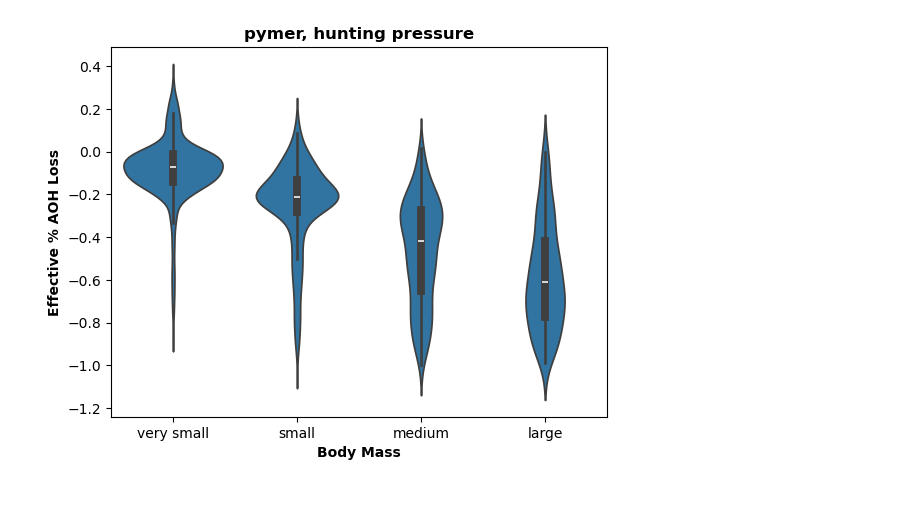
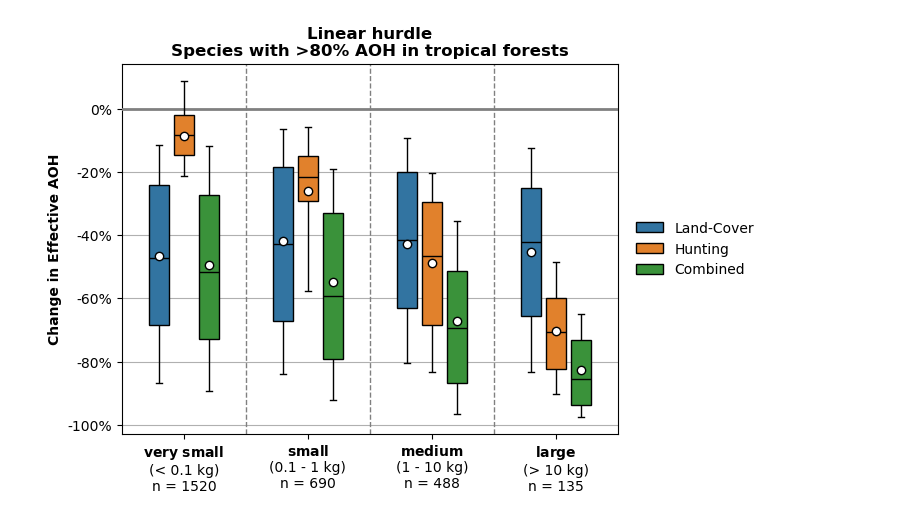
Before and after one commit to emiliolr/life-hunting, a Jupyter notebook: notebooks/plotting_model_projection_results.ipynb, the cells around one changed output. Drawn from its saved outputs; the diff is of its cells as text; code cells hidden in the pictures.

Commit message:
Summarized taxonomic results from hunting model projection

```diff
--- a/notebooks/plotting_model_projection_results.ipynb
+++ b/notebooks/plotting_model_projection_results.ipynb
@@ -32,8 +36,11 @@ aoh_pct_overlap = aoh_pct_overlap.rename(columns = {'aoh_pct_overlap' : 'aoh_pct
 #  join on percent overlap info w/effective AOH results
 aoh_info = pd.merge(aoh_info, aoh_pct_overlap, how = 'left', left_on = 'species', right_on = 'iucn_id')
 aoh_info = aoh_info.drop(columns = ['iucn_id'])
+
+#  filter species by percent overlap cutoff
+aoh_info = aoh_info[aoh_info['aoh_pct_overlap_current'] >= pct_overlap_cutoff]
 # %%
 # Adding columns to represent AOH percent changes: negative if AOH loss, positive if gain
-aoh_info['hl_pct_loss'] = (aoh_info['current_aoh_total'] / aoh_info['human_absent_aoh_total']) - 1
-aoh_info['hp_pct_loss'] = (aoh_info['human_absent_aoh_w_hunting_total'] / aoh_info['human_absent_aoh_total']) - 1
-aoh_info['hl_hp_pct_loss'] = (aoh_info['current_aoh_w_hunting_total'] / aoh_info['human_absent_aoh_total']) - 1
+aoh_info['Land-Cover'] = (aoh_info['current_aoh_total'] / aoh_info['human_absent_aoh_total']) - 1
+aoh_info['Hunting'] = (aoh_info['human_absent_aoh_w_hunting_total'] / aoh_info['human_absent_aoh_total']) - 1
+aoh_info['Combined'] = (aoh_info['current_aoh_w_hunting_total'] / aoh_info['human_absent_aoh_total']) - 1
@@ -40,25 +61,63 @@ aoh_info['hl_hp_pct_loss'] = (aoh_info['current_aoh_w_hunting_total'] / aoh_info
+# %%
+# Removing a few CRAZY outliers w/huge gains due to contemporary habitat change
+aoh_info = aoh_info[aoh_info['Land-Cover'] < 10]
+# %%
+# Pivoting into a wide format to make plotting easier
+value_vars = ['Land-Cover', 'Hunting', 'Combined']
+id_vars = [c for c in aoh_info.columns if c not in value_vars]
+aoh_info = aoh_info.melt(id_vars = id_vars, value_vars = value_vars, var_name = 'aoh_loss_type',
+                         value_name = 'aoh_loss_amt')
 # %%
-# Plotting by the same body mass categories as Gallego-Zamorano
-def bm_cats(bm):
-    if bm < 0.1:
-        return 'very small'
-    elif (bm >= 0.1) and (bm < 1):
-        return 'small'
-    elif (bm >= 1) and (bm < 10):
-        return 'medium'
-    else:
-        return 'large'
+# Plotting effective AOHs by body mass category
+bm_cat_order = ['very small', 'small', 'medium', 'large']
+legend_labels = ['habitat loss', 'hunting', 'both']
 
-aoh_info['body_mass_cat'] = (aoh_info['combine_body_mass'] / 1000).apply(bm_cats)
+sns.boxplot(data = aoh_info, x = 'body_mass_cat', y = 'aoh_loss_amt', hue = 'aoh_loss_type', order = bm_cat_order,
+            showfliers = False, whis = (10, 90), width = 0.6, gap = 0.2, capwidths = 0.05, notch = False, linecolor = 'black',
+            showmeans = True, meanprops = {'markeredgecolor' : 'black', 'marker' : 'o', 'markerfacecolor' : 'white'},
+            zorder = 100)
 
-#  plotting effective AOHs
-bm_cat_order = ['very small', 'small', 'medium', 'large']
-sns.violinplot(data = aoh_info, x = 'body_mass_cat', y = 'hp_pct_loss', order = bm_cat_order)
+#  adding line for no AOH change
+plt.axhline(0, color = 'grey', linewidth = 2, zorder = 10)
 
-plt.xlabel('Body Mass', weight = 'bold')
-plt.ylabel('Effective % AOH Loss', weight = 'bold')
-plt.title(f'{model_to_use}, hunting pressure', weight = 'bold')
+for i in [0.5, 1.5, 2.5]:
+    plt.axvline(i, color = 'grey', linewidth = 1, linestyle = '--')
+
+#  labeling axes + title
+plt.xlabel(None)
+plt.ylabel('Change in Effective AOH', weight = 'bold')
+
+if model_to_use == 'pymer':
+    title = f'Linear hurdle\nSpecies with >{int(pct_overlap_cutoff * 100)}% AOH in tropical forests'
+else:
+    title = f'Random forest hurdle\nSpecies with >{int(pct_overlap_cutoff * 100)}% AOH in tropical forests'
+plt.title(title, weight = 'bold')
+
+#  fiddling w/tick formatting
+if model_to_use == 'pymer':
+    yticks = np.arange(-1, 0.2, 0.2)
+else:
+    yticks = np.arange(-1, 0.2, 0.2)
+ytick_labels = [f'{round(float(i))}%' for i in yticks * 100]
+plt.yticks(ticks = yticks, labels = ytick_labels)
+
+xtick_labels = [r'$\bf{very\ small}$' + f'\n(< 0.1 kg)\nn = {cat_counts.loc["very small"]}',
+                r'$\bf{small}$' + f'\n(0.1 - 1 kg)\nn = {cat_counts.loc["small"]}',
+                r'$\bf{medium}$' + f'\n(1 - 10 kg)\nn = {cat_counts.loc["medium"]}',
+                r'$\bf{large}$' + f'\n(> 10 kg)\nn = {cat_counts.loc["large"]}']
+plt.xticks(ticks = [0, 1, 2, 3], labels = xtick_labels)
+
+#  fixing the legend
+plt.legend(loc = 'center right', bbox_to_anchor = (1.3, 0.5), frameon = False)
+
+#  adding major gridlines
+plt.grid(visible = True, which = 'major', axis = 'y')
+
+#  optionally saving plot
+if save_plots:
+    plt.savefig(f'/Users/emiliolr/Desktop/{model_to_use}_aoh_diff_cutoff={pct_overlap_cutoff}.png',
+                bbox_inches = 'tight', dpi = 400)
 
 plt.show()
 # %% [output]
-[figure, old version]
+[figure, new version]
```
Also changed, not shown: parts of 4 cells of this notebook.
